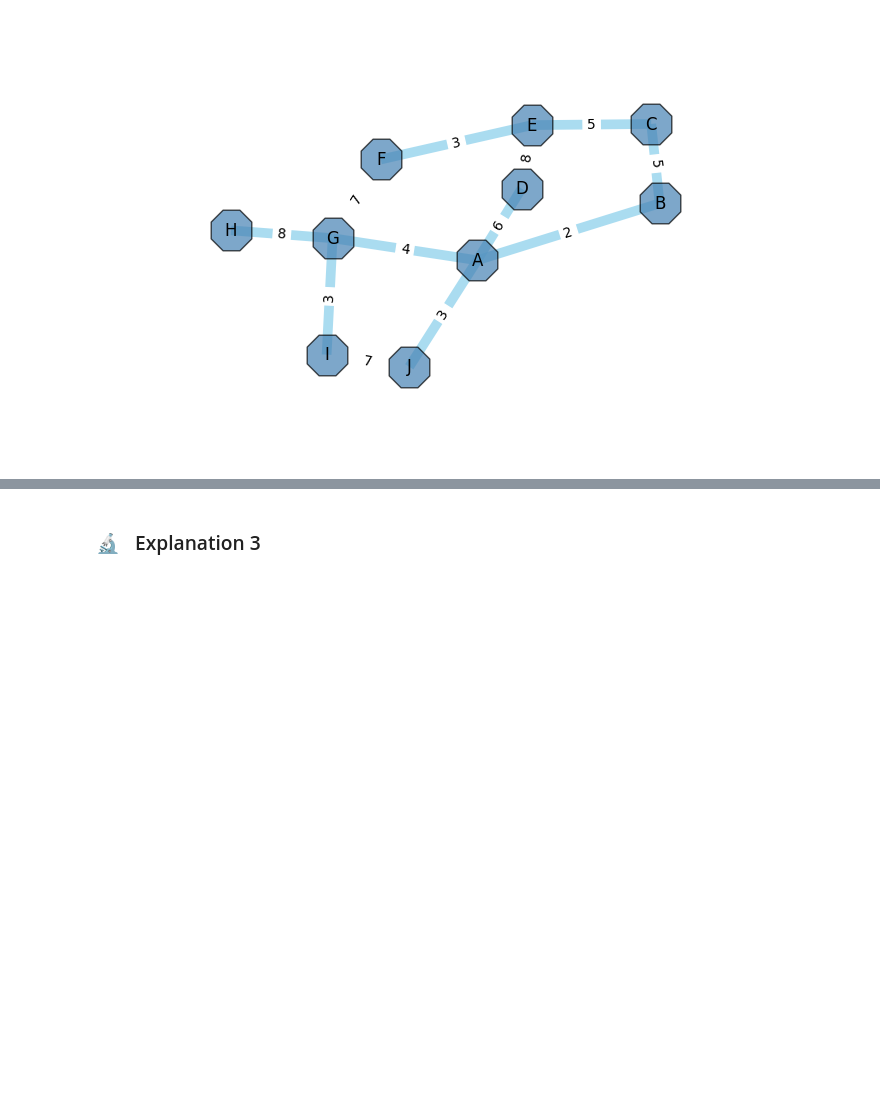
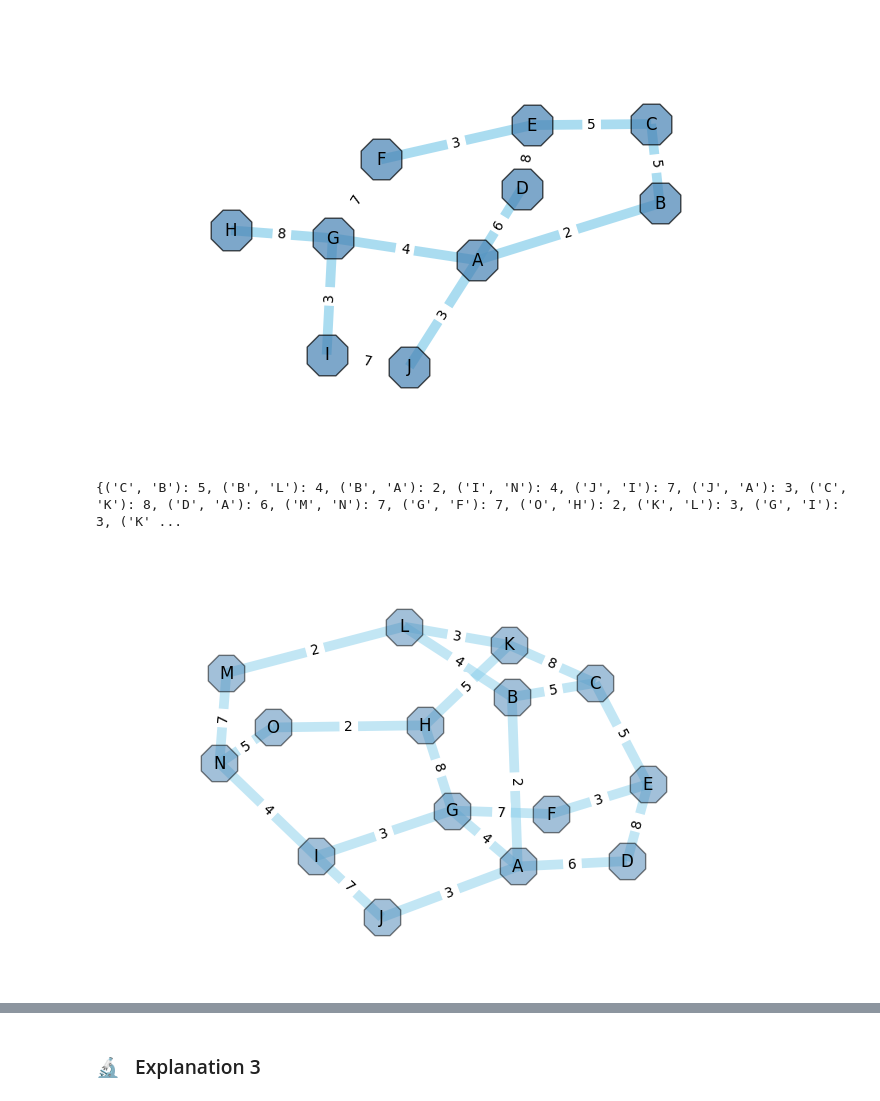
Before and after one commit to OlgaBelitskaya/resume-builder, a Jupyter notebook: Udacity_Technical_Interview_Practice_Project.ipynb, the cells around one changed output, grey strips where cells are left out. Cells and saved outputs as stored; diff of their text form; code cells hidden in the pictures; blank space fills up the shorter version.

```diff
--- a/Udacity_Technical_Interview_Practice_Project.ipynb
+++ b/Udacity_Technical_Interview_Practice_Project.ipynb
@@ -222,3 +228,32 @@ print (weightsMST)
 # %% [output]
 {('G', 'H'): 8, ('E', 'C'): 5, ('A', 'D'): 6, ('A', 'B'): 2, ('F', 'E'): 3, ('B', 'C'): 5, ('A', 'J'): 3, ('G', 'I'): 3, ('A', 'G'): 4}
 [figure]
+# %%
+G1 = {'A': [('B', 2), ('D', 6), ('G', 4), ('J', 3)],
+      'B': [('A', 2), ('C', 5), ('L', 4)],
+      'C': [('B', 5), ('E', 5), ('K', 8)],
+      'D': [('A', 6), ('E', 8)],
+      'E': [('C', 5), ('D', 8), ('F', 3)],
+      'F': [('E', 3), ('G', 7)],
+      'G': [('A', 4), ('F', 7), ('H', 8), ('I', 3)],
+      'H': [('G', 8), ('K', 5), ('O', 2)],
+      'I': [('G', 3), ('J', 7), ('N', 4)],
+      'J': [('A', 3), ('I', 7)],
+      'K': [('C', 8), ('H', 5), ('L', 3)],
+      'L': [('B', 4), ('K', 3), ('M', 2)],
+      'M': [('L', 2), ('N', 7)],
+      'N': [('I', 4), ('M', 7), ('O', 5)],
+      'O': [('N', 5), ('H', 2)]}
+WG1 = create_wgraph(G1)
+weights1 = nx.get_edge_attributes(WG1,'weight')
+MST1 = nx.minimum_spanning_tree(WG1)
+weightsMST1 = nx.get_edge_attributes(MST1,'weight')
+# %%
+pos1=nx.fruchterman_reingold_layout(WG1)
+nx.draw(WG1, pos1, with_labels=True, node_shape='8', node_size=800,
+        node_color='steelblue', edge_color='skyblue', width=7, alpha=0.5)
+nx.draw_networkx_edge_labels(WG1, pos1, edge_labels=weights1)
+print (weights1)
+# %% [output]
+{('C', 'B'): 5, ('B', 'L'): 4, ('B', 'A'): 2, ('I', 'N'): 4, ('J', 'I'): 7, ('J', 'A'): 3, ('C', 'K'): 8, ('D', 'A'): 6, ('M', 'N'): 7, ('G', 'F'): 7, ('O', 'H'): 2, ('K', 'L'): 3, ('G', 'I'): 3, ('K' ...
+[figure, added]
```
Also changed, not shown: parts of 9 cells of this notebook, 2 other files.
